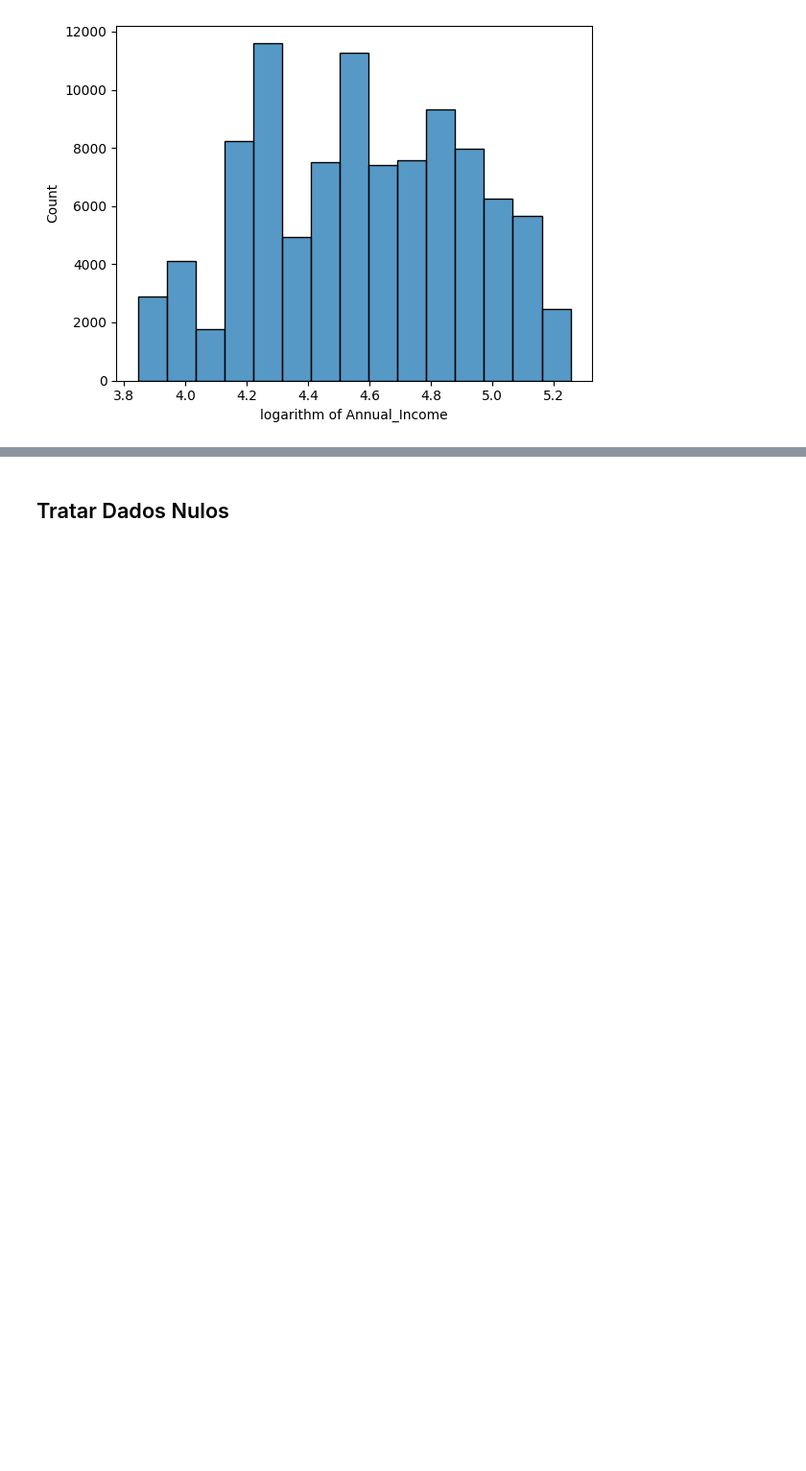
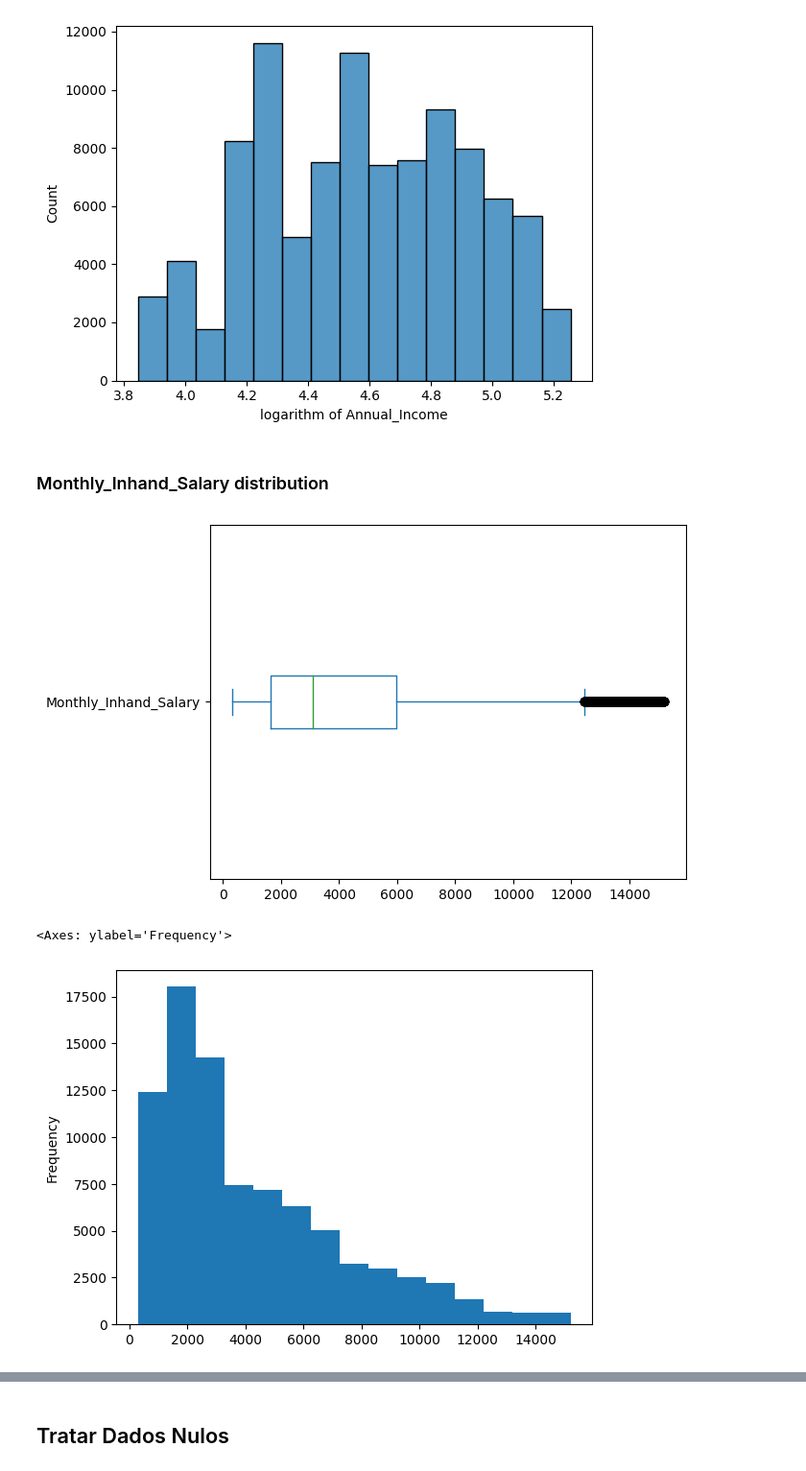
Before and after one commit to SLMath/Credit_Score-Analysis, a Jupyter notebook: credit_score.ipynb, the cells around one changed output, grey strips where cells are left out. Shown: that part at 96% size. Drawn from its saved outputs; the diff is of its cells as text; code cells hidden in the pictures; blank space fills up the shorter version.

Commit message:
Data Analysis - Monthly_Inhand_Salary distribution

```diff
--- a/credit_score.ipynb
+++ b/credit_score.ipynb
@@ -1281,3 +1280,15 @@ _ = plt.xlabel('logarithm of Annual_Income')
 # Agora, a distribuição de todos os dados se assemelha a uma curva
 # - e^-x ou
 # 1/x
+# %% [markdown]
+### Monthly_Inhand_Salary distribution
+# %%
+# possui um valor máximo muito elevado, vamos investigar outliers
+data_df['Monthly_Inhand_Salary'].plot.box(vert= False)
+plt.show()
+
+data_df['Monthly_Inhand_Salary'].plot.hist(bins= 15)
+# %% [output]
+[figure, added]
+<Axes: ylabel='Frequency'>
+[figure, added]
```
Also changed, not shown: parts of 13 cells of this notebook.
